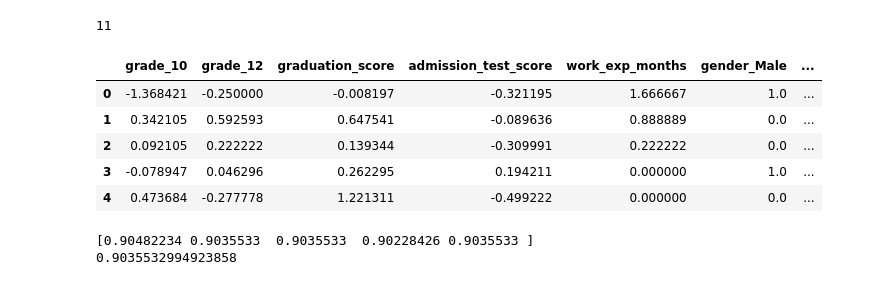
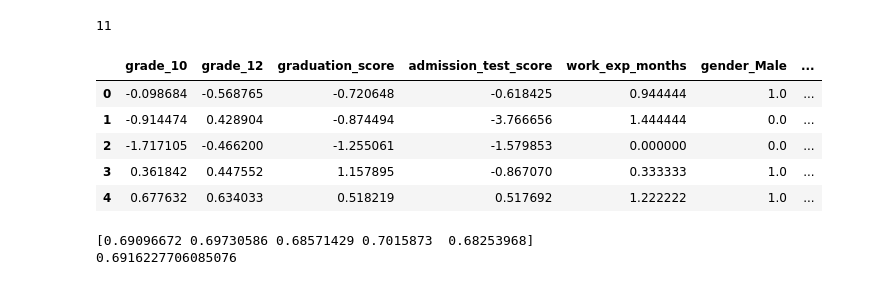
Before and after one commit to ps2122/university_shortlist_prediction_repo, a Jupyter notebook: pipeline_trial.ipynb, the cells around one changed output. Saved outputs shown, nothing was run; the diff lists cells and outputs as text; code cells hidden in the pictures.

```diff
--- a/pipeline_trial.ipynb
+++ b/pipeline_trial.ipynb
@@ -118,3 +118,11 @@ pd.DataFrame(final_preprocessor.fit_transform(X)).head()
 | 2 | 0.092105 | 0.222222 | 0.139344 | -0.309991 | 0.222222 | 0.0 | 1.0 | 0.0 | 0.0 | 0.0 | 1.0 |
 | 3 | -0.078947 | 0.046296 | 0.262295 | 0.194211 | 0.000000 | 1.0 | 1.0 | 0.0 | 0.0 | 0.0 | 1.0 |
 | 4 | 0.473684 | -0.277778 | 1.221311 | -0.499222 | 0.000000 | 0.0 | 1.0 | 0.0 | 0.0 | 0.0 | 1.0 |
+# %%
+# Creating training and testing datasets
+X_train, X_test, y1_train, y1_test = train_test_split(X, y1, test_size=0.2, random_state=42)
+X_train, X_test, y2_train, y2_test = train_test_split(X, y2, test_size=0.2, random_state=42)
+X_train, X_test, y3_train, y3_test = train_test_split(X, y3, test_size=0.2, random_state=42)
+X_train, X_test, y4_train, y4_test = train_test_split(X, y4, test_size=0.2, random_state=42)
+X_train, X_test, y5_train, y5_test = train_test_split(X, y5, test_size=0.2, random_state=42)
+X_train, X_test, y6_train, y6_test = train_test_split(X, y6, test_size=0.2, random_state=42)
@@ -122,7 +132,7 @@ pd.DataFrame(final_preprocessor.fit_transform(X)).head()
 # Chain the final_preprocessor pipeline with a logistic regression model
 pipe1 = Pipeline([
     ('preprocessing', final_preprocessor),
-    ('logistic_regression', LogisticRegression())
+    ('logistic_regression', LogisticRegression(class_weight='balanced'))
 ])
 
 pipe1
@@ -139,5 +150,5 @@ Pipeline(steps=[('preprocessing',
 # %%
-pipe1.fit(X, y1)
+pipe1.fit(X_train, y1_train)
 # %% [output]
 Pipeline(steps=[('preprocessing',
                  ColumnTransformer(transformers=[('num_encoder', RobustScaler(),
@@ -195,23 +207,23 @@ len(col_preproc)
 # %% [output]
 11
 # %%
-pd.DataFrame(data=pipe1['preprocessing'].fit_transform(X), columns=col_preproc).head()
+pd.DataFrame(data=pipe1['preprocessing'].fit_transform(X_train), columns=col_preproc).head()
 # %% [output]
 |  | grade_10 | grade_12 | graduation_score | admission_test_score | work_exp_months | gender_Male | ... |
-| 0 | -1.368421 | -0.250000 | -0.008197 | -0.321195 | 1.666667 | 1.0 | ... |
-| 1 | 0.342105 | 0.592593 | 0.647541 | -0.089636 | 0.888889 | 0.0 | ... |
-| 2 | 0.092105 | 0.222222 | 0.139344 | -0.309991 | 0.222222 | 0.0 | ... |
-| 3 | -0.078947 | 0.046296 | 0.262295 | 0.194211 | 0.000000 | 1.0 | ... |
-| 4 | 0.473684 | -0.277778 | 1.221311 | -0.499222 | 0.000000 | 0.0 | ... |
+| 0 | -0.098684 | -0.568765 | -0.720648 | -0.618425 | 0.944444 | 1.0 | ... |
+| 1 | -0.914474 | 0.428904 | -0.874494 | -3.766656 | 1.444444 | 0.0 | ... |
+| 2 | -1.717105 | -0.466200 | -1.255061 | -1.579853 | 0.000000 | 0.0 | ... |
+| 3 | 0.361842 | 0.447552 | 1.157895 | -0.867070 | 0.333333 | 1.0 | ... |
+| 4 | 0.677632 | 0.634033 | 0.518219 | 0.517692 | 1.222222 | 1.0 | ... |
 # %%
-scores = cross_val_score(pipe1, X, y1, cv=5, scoring="accuracy")
-score = scores.mean()
+scores1 = cross_val_score(pipe1, X_train, y1_train, cv=5, scoring="accuracy")
+score1 = scores1.mean()
 
-print(scores)
-print(scores.mean())
+print(scores1)
+print(scores1.mean())
 # %% [output]
-[0.90482234 0.9035533  0.9035533  0.90228426 0.9035533 ]
-0.9035532994923858
+[0.69096672 0.69730586 0.68571429 0.7015873  0.68253968]
+0.6916227706085076
 # %%
 import pickle
 
```
Also changed, not shown: parts of 81 cells of this notebook, 7 other files.
